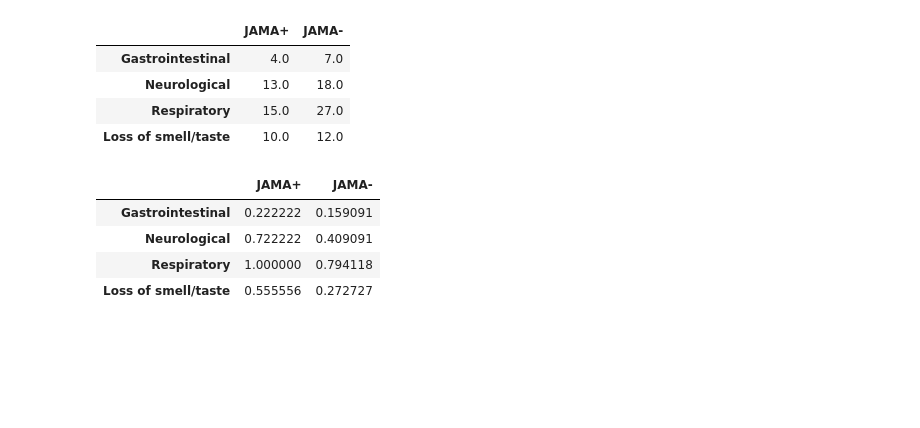
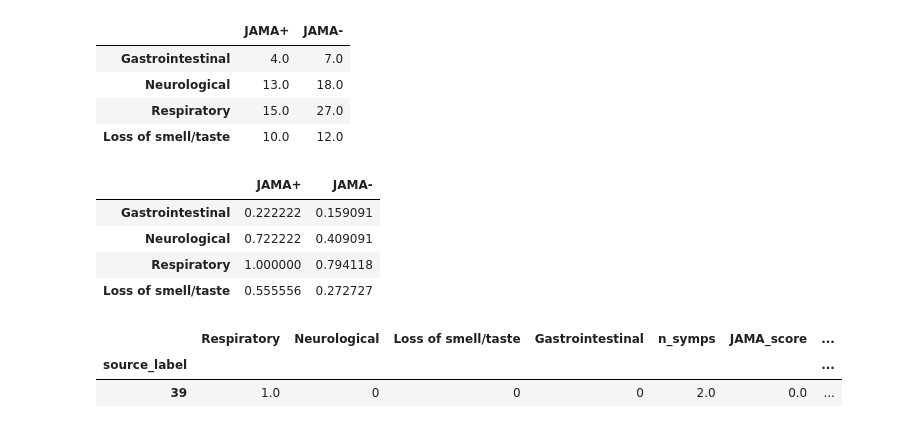
Before and after one commit to danielgchen/RECOVER_PASC_Score_Validation, a Jupyter notebook: 3_JAMA_score_comparison_with_INCOV.ipynb, the cells around one changed output. Drawn from its saved outputs; the diff is of its cells as text; code cells hidden in the pictures; blank space fills up the shorter version.

```diff
--- a/3_JAMA_score_comparison_with_INCOV.ipynb
+++ b/3_JAMA_score_comparison_with_INCOV.ipynb
@@ -544,0 +547,6 @@ plot
+# %%
+data_grp.loc[(data_grp['PASC_status'] == 'PASC+')&(data_grp['JAMA_score'] == 0)]
+# %% [output]
+|  | Respiratory | Neurological | Loss of smell/taste | Gastrointestinal | n_symps | JAMA_score | ... |
+| source_label |  |  |  |  |  |  | ... |
+| 39 | 1.0 | 0 | 0 | 0 | 2.0 | 0.0 | ... |
```
Also changed, not shown: parts of 7 cells of this notebook, 1 other file.
